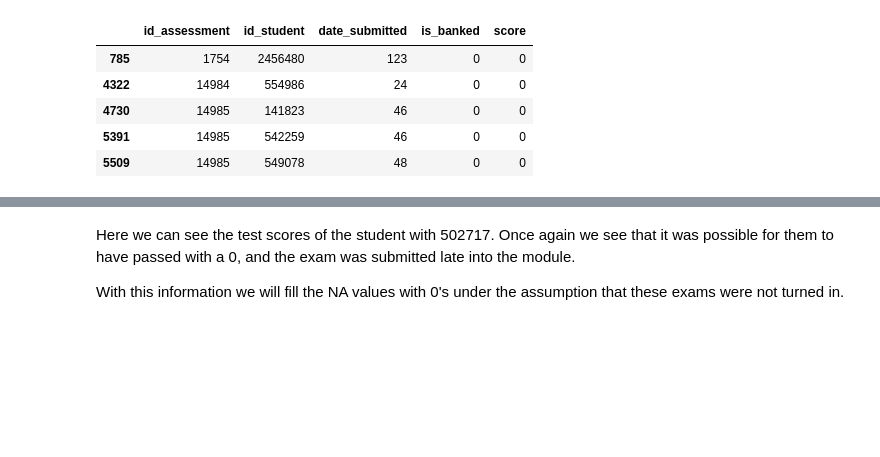
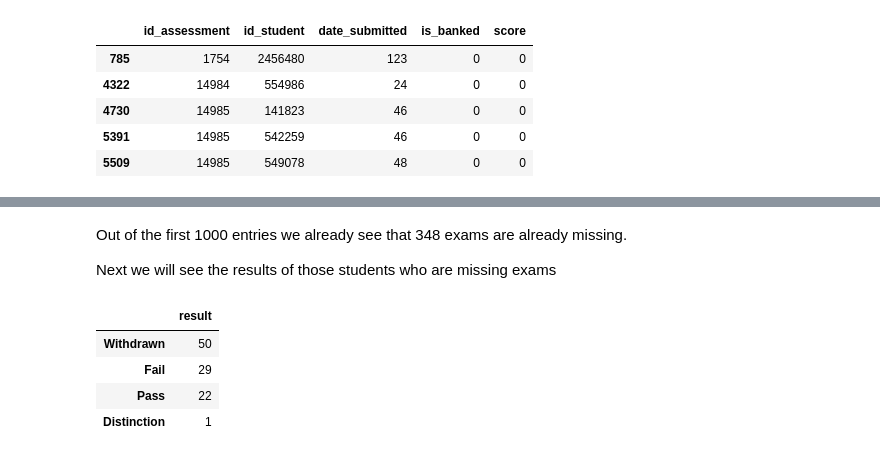
Before and after one commit to freyjagarner/Student-Data-Analysis, a Jupyter notebook: Capstone/Assessments.ipynb, the cells around one changed output, grey strips where cells are left out. Drawn from its saved outputs; the diff is of its cells as text; code cells hidden in the pictures; blank space fills up the shorter version.

```diff
--- a/Capstone/Assessments.ipynb
+++ b/Capstone/Assessments.ipynb
@@ -683,3 +645,0 @@ merged_assessments['module_presentation'] = merged_assessments['module'] + merge
-# %%
-merged_assessments['unique_student_entry'] = merged_assessments['id_student'] + merged_assessments['module_presentation']
-merged_assessments = merged_assessments.set_index('unique_student_entry')
@@ -833,10 +645,0 @@ merged_assessments_plus
-# %%
-# remove tests that students did not take
-merged_assessments = merged_assessments.dropna(subset=['id_student'])
-# drop the merge column since it is no longer of use
-# reset the index to be consecutive again
-merged_assessments = merged_assessments.drop(columns=['_merge']).reset_index(drop=True)
-# order the columns
-merged_assessments = merged_assessments[['module', 'presentation', 'id_student', 'id_assessment', 'assessment_type', 'date_submitted', 'date', 'weight', 'score']]
-# make a list of missing exams
-missing_exams_list = list(missing_exams['id_assessment'])
@@ -956,4 +645,0 @@ student_assessment.loc[student_assessment['id_student'] == '502717'].fillna(0)
-# %% [markdown]
-Here we can see the test scores of the student with 502717. Once again we see that it was possible for them to have passed with a 0, and the exam was submitted late into the module.
-
-With this information we will fill the NA values with 0's under the assumption that these exams were not turned in.
@@ -962,0 +649,47 @@ student_assessment = student_assessment.fillna(0)
+# %%
+# add a useful column module_presentation to merged_assessments and assessments to easily call on individual courses
+merged_assessments['module_presentation'] = merged_assessments['module'] + merged_assessments['presentation']
+assessments['module_presentation'] = assessments['module'] + assessments['presentation']
+# create a dataframe of assessments that are not in the missing exams list
+scored_assessments = assessments[~assessments['id_assessment'].isin(missing_exams['id_assessment'])]
+# initiate an empty dataframe to store students with all exams
+exams_w_no_entries = dataframe()
+# initiate a temporary dataframe to manipulate before we add it to the main dataframe exams_w_no_entries
+temp_df = dataframe()
+
+# iterate through the first 1000 rows in merged_assessments
+for i, r in merged_assessments.head(1000).iterrows():
+    # find where merged_assessments id_student and module_presentation matches the iteration we are on
+    # makes a dataframe of exams the student has
+    student_assessments = merged_assessments[merged_assessments['id_student'] == r['id_student']]
+    student_assessments = student_assessments[student_assessments['module_presentation'] == r['module_presentation']]
+    # find where in scored assessments the module_presentation matches the iteration we are on
+    # makes a dataframe of exams the student should have being in that module/presentation
+    module_assessments = scored_assessments.loc[scored_assessments['module_presentation'] == r['module_presentation']]
+    # if any assessments from module_assessments not in student_assessments make temp_df a dataframe of the missing assessments
+    if ~module_assessments['id_assessment'].isin(student_assessments['id_assessment']).all():
+        temp_df = module_assessments[~module_assessments['id_assessment'].isin(student_assessments['id_assessment'])]
+        # set the id_student to the iteration we are on
+        temp_df['id_student'] = r['id_student']
+        # append the temp_df to our main dataframe
+        exams_w_no_entries = exams_w_no_entries.append(temp_df)
+# %%
+first_1000_missing = len(exams_w_no_entries)
+md(f'''
+Out of the first 1000 entries we already see that {first_1000_missing} exams are already missing.
+
+Next we will see the results of those students who are missing exams
+''')
+# %% [output]
+
+Out of the first 1000 entries we already see that 348 exams are already missing.
+
+Next we will see the results of those students who are missing exams
+# %%
+dataframe(stud_info[stud_info['id_student'].isin(exams_w_no_entries['id_student'])]['result'].value_counts())
+# %% [output]
+|  | result |
+| Withdrawn | 50 |
+| Fail | 29 |
+| Pass | 22 |
+| Distinction | 1 |
```
Also changed, not shown: parts of 81 cells of this notebook.
